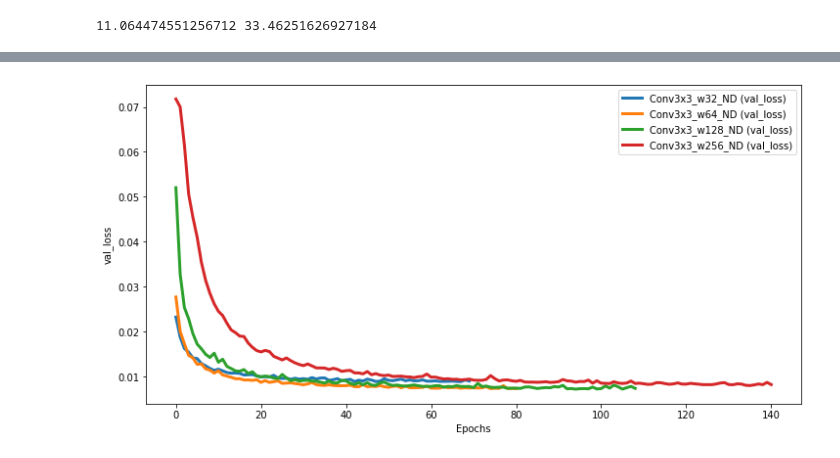
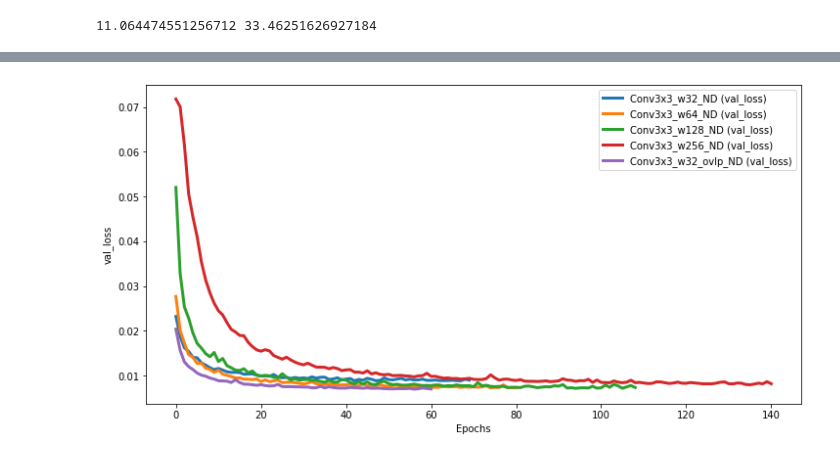
Before and after one commit to Greveley/AutoEncoderImageDenoise, a Jupyter notebook: TrainAndEval_SynSeis.ipynb, the cells around one changed output, grey strips where cells are left out. Saved outputs shown, nothing was run; the diff lists cells and outputs as text; code cells hidden in the pictures.

```diff
--- a/TrainAndEval_SynSeis.ipynb
+++ b/TrainAndEval_SynSeis.ipynb
@@ -193,10 +204,22 @@ Conv3x3_w256 = autoencoder("upsc_v2",kernel=(3,3),input_size=(256,256,1))
 # # modelANN_trc_SGD.compile(loss='mse',optimizer=sgd)
 
 # ANN_trc.compile(loss='mse',optimizer='adam')
-Conv3x3.compile(loss='mse',optimizer='adam')
-Conv3x3_w64.compile(loss='mse',optimizer='adam')
-Conv3x3_w128.compile(loss='mse',optimizer='adam')
-Conv3x3_w256.compile(loss='mse',optimizer='adam')
+# Conv3x3.compile(loss='mse',optimizer='adam')
+# Conv3x3_w64.compile(loss='mse',optimizer='adam')
+# Conv3x3_w128.compile(loss='mse',optimizer='adam')
+# Conv3x3_w256.compile(loss='mse',optimizer='adam')
+
+# Conv3x3_w32_avg.compile(loss='mse',optimizer='adam')
+# Conv3x3_w64_avg.compile(loss='mse',optimizer='adam')
+# Conv3x3_w128_avg.compile(loss='mse',optimizer='adam')
+# Conv3x3_w256_avg.compile(loss='mse',optimizer='adam')
+
+# Conv3x3_w32_ovlp.compile(loss='mse',optimizer='adam')
+# Conv3x3_w32_pad.compile(loss='mse',optimizer='adam')
+
+Conv3x3_w32_v2.compile(loss='mse',optimizer='adam')
+
+Unet.compile(loss='mse',optimizer='adam')
 
 # Unet.compile(loss='mse',optimizer='adam')
 # %%
@@ -211,13 +234,13 @@ callback = EarlyStopping(
     restore_best_weights=True,
 )
 # %%
-batch_size= 32
+batch_size= 256
 epochs = 200
-Conv3x3_hist = Conv3x3.fit( NS_train_conv_resh_ten, S_train_conv_resh_ten,
+Unet_hist = Unet.fit(NS_train_conv_resh_w32, S_train_conv_resh_w32,
                             batch_size = batch_size,
                             epochs = epochs,
                             shuffle=True,
-                            validation_data =(NS_test_conv_resh_ten,S_test_conv_resh_ten),
+                            validation_data =(NS_test_conv_resh_w32,S_test_conv_resh_w32),
                             use_multiprocessing=True,
                             callbacks=[callback])
 # %% [output]
@@ -354,11 +361,12 @@ hists = pd.read_csv('/content/drive/MyDrive/Programming/ML/AutoEncoderImageDenoi
 # hists= store_hist(hists,pd.DataFrame(modelConv3x3_hist.history),"ConvUpsc_100img")
 # hists= store_hist(hists,pd.DataFrame(modelConv3x3_v2_hist.history),"ConvUpsc_v2_100img")
 
-hists= store_hist(hists,pd.DataFrame(Conv3x3_hist.history),"Conv3x3_w32_ND")
-hists= store_hist(hists,pd.DataFrame(Conv3x3_w64_hist.history),"Conv3x3_w64_ND")
-hists= store_hist(hists,pd.DataFrame(Conv3x3_w128_hist.history),"Conv3x3_w128_ND")
-hists= store_hist(hists,pd.DataFrame(Conv3x3_w256_hist.history),"Conv3x3_w256_ND")
+# hists= store_hist(hists,pd.DataFrame(Conv3x3_w32_avg_hist.history),"Conv3x3_w32_avg_ND")
+# hists= store_hist(hists,pd.DataFrame(Conv3x3_w64_avg_hist.history),"Conv3x3_w64_avg_ND")
+# hists= store_hist(hists,pd.DataFrame(Conv3x3_w128_avg_hist.history),"Conv3x3_w128_avg_ND")
+# hists= store_hist(hists,pd.DataFrame(Conv3x3_w256_avg_hist.history),"Conv3x3_w256_avg_ND")
 
+hists= store_hist(hists,pd.DataFrame(Unet_hist.history),"Unet")
 
 
 # hists= store_hist(hists,pd.DataFrame(modelConvUnet_hist.history),"ConvUnet_100img")
@@ -374,4 +388,4 @@ hists.to_csv('/content/drive/MyDrive/Programming/ML/AutoEncoderImageDenoise/mode
 # %%
-plot_perf(hists,['Conv3x3_w32_ND','Conv3x3_w64_ND','Conv3x3_w128_ND','Conv3x3_w256_ND'],['val_loss'])
+plot_perf(hists,['Conv3x3_w32_ND','Conv3x3_w64_ND','Conv3x3_w128_ND','Conv3x3_w256_ND','Conv3x3_w32_ovlp_ND'],['val_loss'])
 # %% [output]
-[figure, old version]
+[figure, new version]
```
Also changed, not shown: parts of 39 cells of this notebook, 1 other file.
